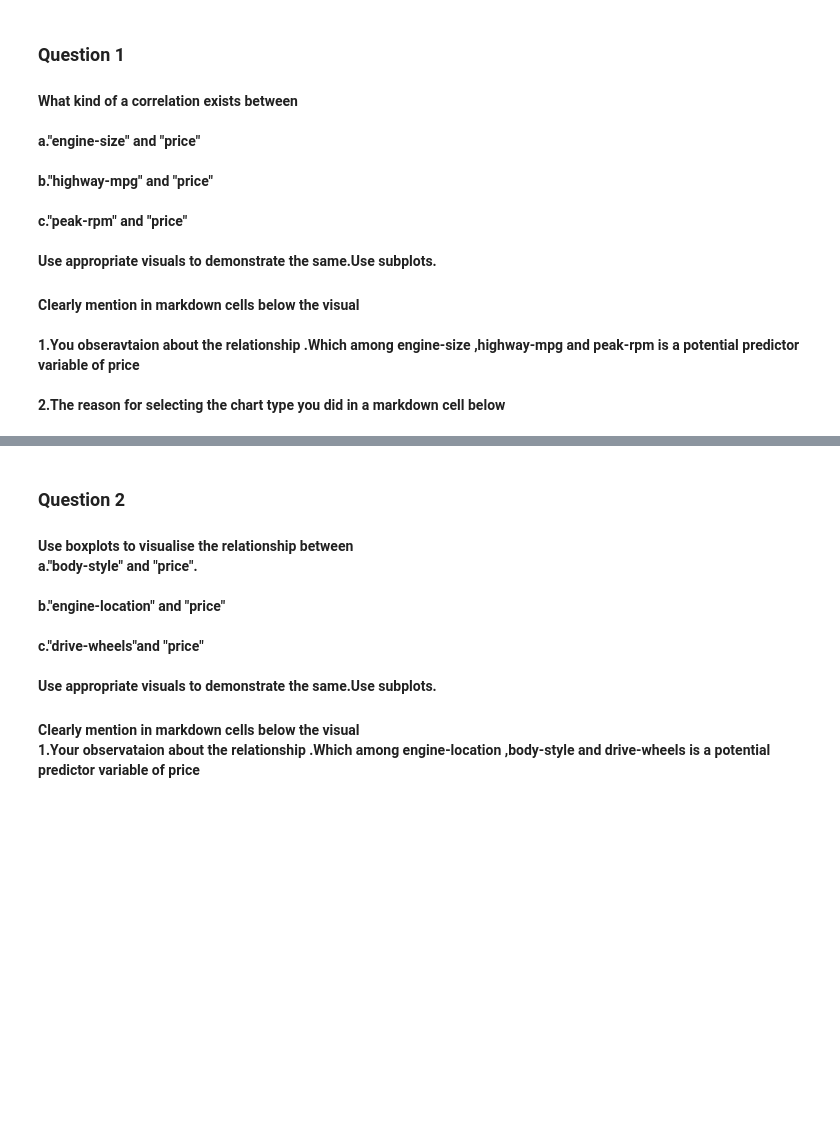
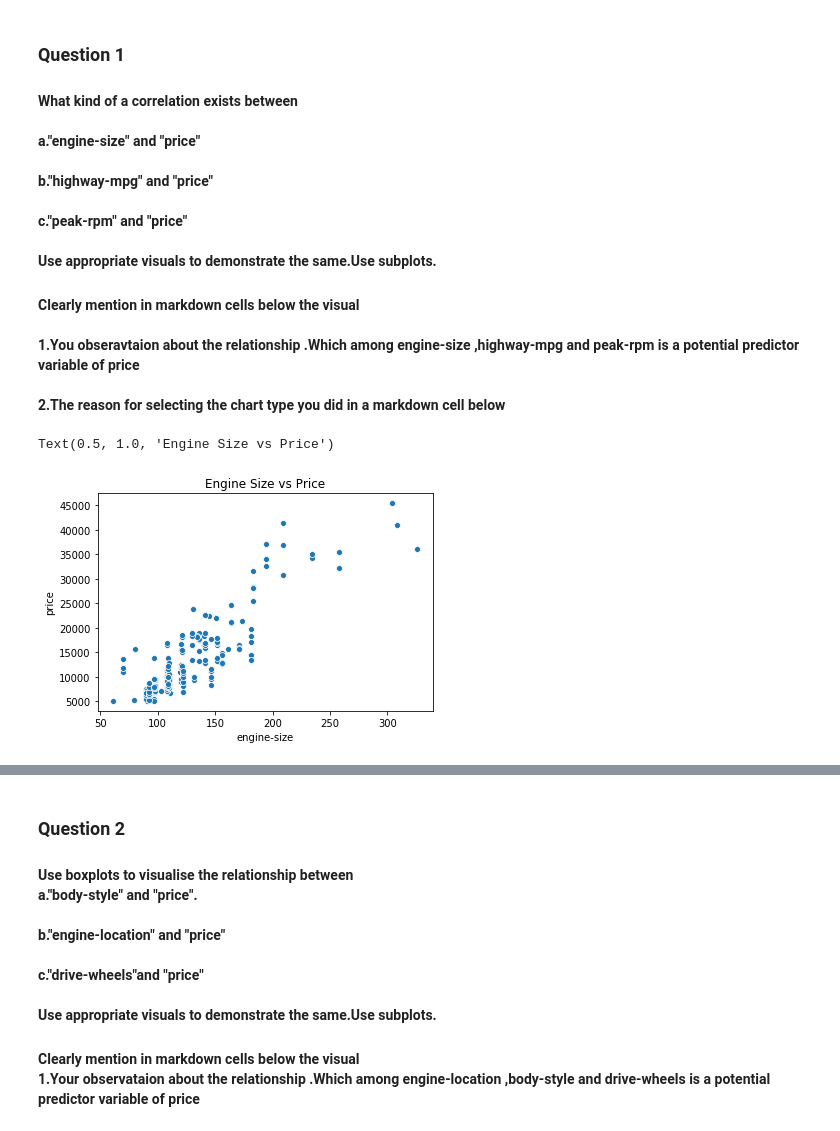
Before and after one commit to guptha23/machine_learning_assignment, a Jupyter notebook: dvi-a2-ps3-wb.ipynb, the cells around one changed output, grey strips where cells are left out. Cells and saved outputs as stored; diff of their text form; code cells hidden in the pictures; blank space fills up the shorter version.

```diff
--- a/dvi-a2-ps3-wb.ipynb
+++ b/dvi-a2-ps3-wb.ipynb
@@ -157,3 +157,8 @@ ax.set_ylim(bottom + 0.5, top - 0.5)
     Use appropriate visuals to demonstrate the same.Use subplots.
 <h4>Clearly mention in markdown cells below the visual <br><br>1.You obseravtaion about the relationship .Which among engine-size ,highway-mpg and peak-rpm is a potential predictor variable of price<br><br>
     2.The reason for selecting the chart type you did in a markdown cell below
+# %%
+sns.scatterplot(data=data, x="engine-size", y="price").set_title('Engine Size vs Price')
+# %% [output]
+Text(0.5, 1.0, 'Engine Size vs Price')
+[figure, added]
```
Also changed, not shown: parts of 5 cells of this notebook.
